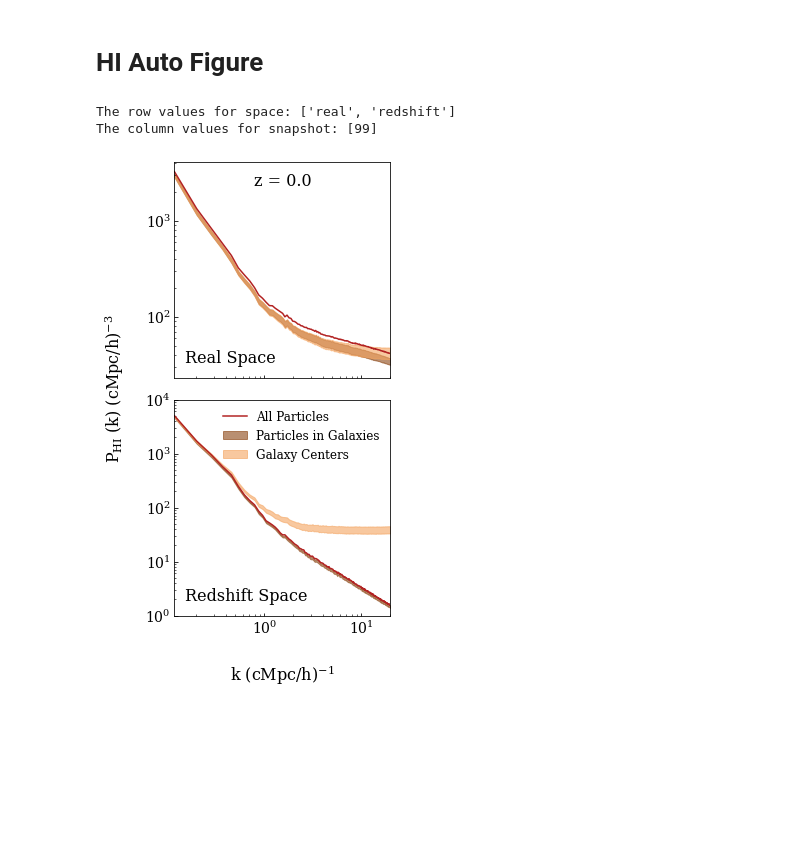
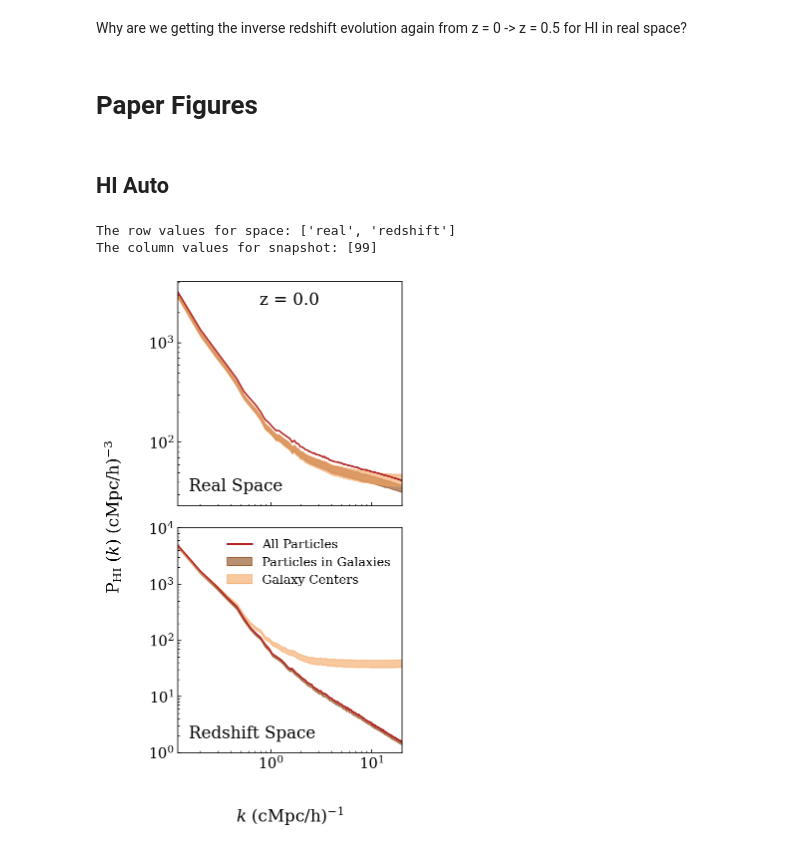
Before and after one commit to calvinosinga/hcolor, a Jupyter notebook: fig_md_analysis/HI_auto/hiauto.ipynb, the cells around one changed output. Drawn from its saved outputs; the diff is of its cells as text; code cells hidden in the pictures; blank space fills up the shorter version.

```diff
--- a/fig_md_analysis/HI_auto/hiauto.ipynb
+++ b/fig_md_analysis/HI_auto/hiauto.ipynb
@@ -1,23 +0,0 @@
-# %%
-import site
-import pickle as pkl
-import h5py as hp
-import numpy as np
-import matplotlib.pyplot as plt
-import matplotlib as mpl
-import copy
-
-def siteFG():
-    FGPATH = '/home/cosinga/figrid/'
-    site.addsitedir(FGPATH)
-    return
-
-def trgba(attr, value, alpha = 1.0):
-    return mpl.colors.to_rgba(ds.attr_args[attr][value]['color'], alpha)
-siteFG()
-from figrid.data_sort import DataSort
-plt.rcParams['mathtext.fontset'] = 'dejavuserif'
-plt.rcParams['font.family'] = 'serif'
-THBIAS = r'$b_{\mathrm{HI}} (k) = P_{\mathrm{HI-m}} (k) / P_{\mathrm{m}} (k)$'
-OBSBIAS = r"$b_{\mathrm{HI}} (k) = \sqrt{P_{\mathrm{HI}} (k) / P_{\mathrm{m}} (k)}$"
-CORRCOEF = r'r (k) = $\frac{\mathrm{P}_{\mathrm{HI-m}}(k)}{\sqrt{\mathrm{P}_{\mathrm{HI}}(k) \mathrm{P}_{\mathrm{m}}(k)}}$'
@@ -56,21 +78,23 @@ ds.plotArgs('fieldname', 'hisubhalo', {'color':'sandybrown'})
+# %% [markdown]
+Why are we getting the inverse redshift evolution again from z = 0 -> z = 0.5 for HI in real space?
+# %% [markdown]
+# Paper Figures
 # %% [markdown]
-# HI Auto Figure
+## HI Auto
 # %%
-ip = {'is_auto':True, 'is_atomic':True, 'path':'fiducial', 'snapshot':99, 'space':['real', 'redshift']}
-fg = ds.figrid('fieldname', 'space', 'snapshot', ip)
+ip = {'is_auto':True, 'is_atomic':True, 'path':'fiducial', 'snapshot':99, 'space':['real', 'redshift'], 'simname':'tng100'}
+fg = ds.figrid('HI_fieldname', 'space', 'snapshot', ip)
 fg.autoFill(alpha = 0.6)
 fg.gspecArgs(hspace = 0.1)
-
+fg.figArgs(dpi = 150)
 fg.setDefaultTicksParams()
 fg.tickArgs(labelsize = 14)
 fg.legendArgs(fontsize = 12, slc = (1,0))
 fg.axisArgs(ylim = (1, 1e4), slc = ['redshift'])
-fg.setXLabel(XLAB)
-fg.setYLabel(YLAB%r'\mathrm{HI}')
 fg.plot()
 fg.save("HIauto99.png")
-fg.save("/home/cosinga/hicolor_draft/figures/HIauto99.pdf")
+fg.save("/Users/cosinga/code/hicolor_draft/figures/HIauto99.pdf")
 # %% [output]
 The row values for space: ['real', 'redshift']
 The column values for snapshot: [99]
-[figure, old version]
+[figure, new version]
```
Also changed, not shown: parts of 16 cells of this notebook, 40 other files.
